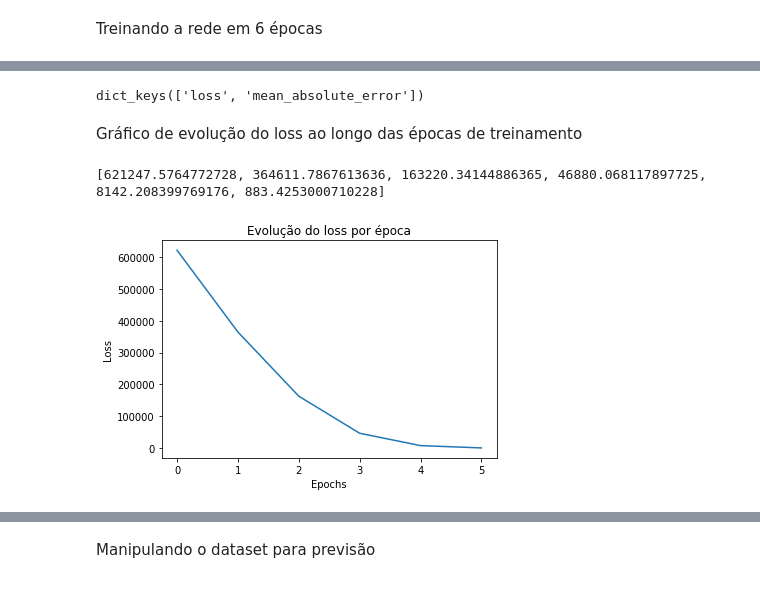
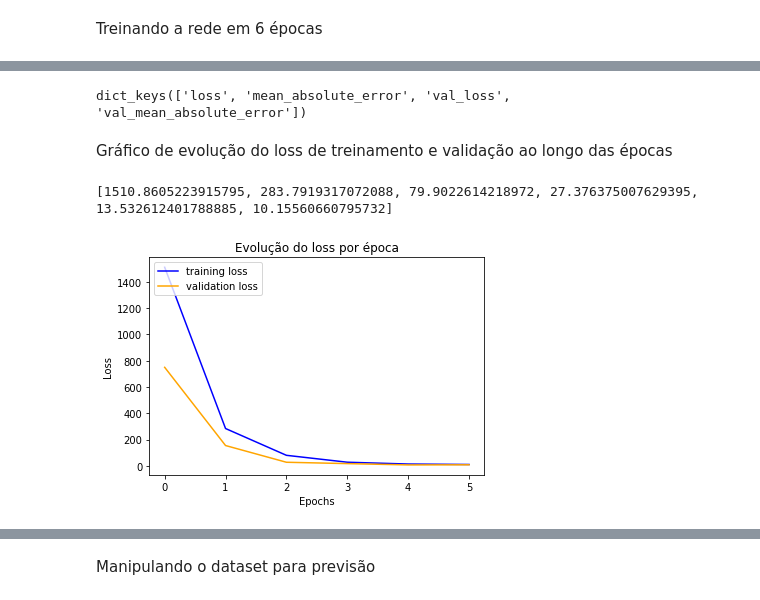
Before and after one commit to ythasla/data, a Jupyter notebook: [MUCURI].ipynb, the cells around one changed output, grey strips where cells are left out. Saved outputs shown, nothing was run; the diff lists cells and outputs as text; code cells hidden in the pictures.

```diff
--- a/[MUCURI].ipynb
+++ b/[MUCURI].ipynb
@@ -57,5 +58,5 @@ def get_compiled_model():
 Treinando a rede em 6 épocas
 # %%
 model = get_compiled_model()
-history = model.fit(x_array, y_array, epochs=6)
+history = model.fit(x_array, y_array, epochs=6, validation_split=0.2)
 # %% [output]
@@ -78,19 +76,21 @@ Epoch 6/6
 # %%
 print(history.history.keys())
 # %% [output]
-dict_keys(['loss', 'mean_absolute_error'])
+dict_keys(['loss', 'mean_absolute_error', 'val_loss', 'val_mean_absolute_error'])
 # %% [markdown]
-Gráfico de evolução do loss ao longo das épocas de treinamento
+Gráfico de evolução do loss de treinamento e validação ao longo das épocas
 # %%
 print(history.history['loss'])
-plt.plot(history.history['loss'])
+plt.plot(history.history['loss'], color = 'blue', label='training loss')
+plt.plot(history.history['val_loss'], color = 'orange', label='validation loss')
+plt.legend(loc='upper left')
 plt.title('Evolução do loss por época')
 plt.xlabel('Epochs')
 plt.ylabel('Loss')
 plt.show()
 # %% [output]
-[621247.5764772728, 364611.7867613636, 163220.34144886365, 46880.068117897725, 8142.208399769176, 883.4253000710228]
+[1510.8605223915795, 283.7919317072088, 79.9022614218972, 27.376375007629395, 13.532612401788885, 10.15560660795732]
-[figure, old version]
+[figure, new version]
 # %%
 lossEvaluate, acc = model.evaluate(x_array, y_array)
 # %% [output]
```
Also changed, not shown: parts of 7 cells of this notebook.
